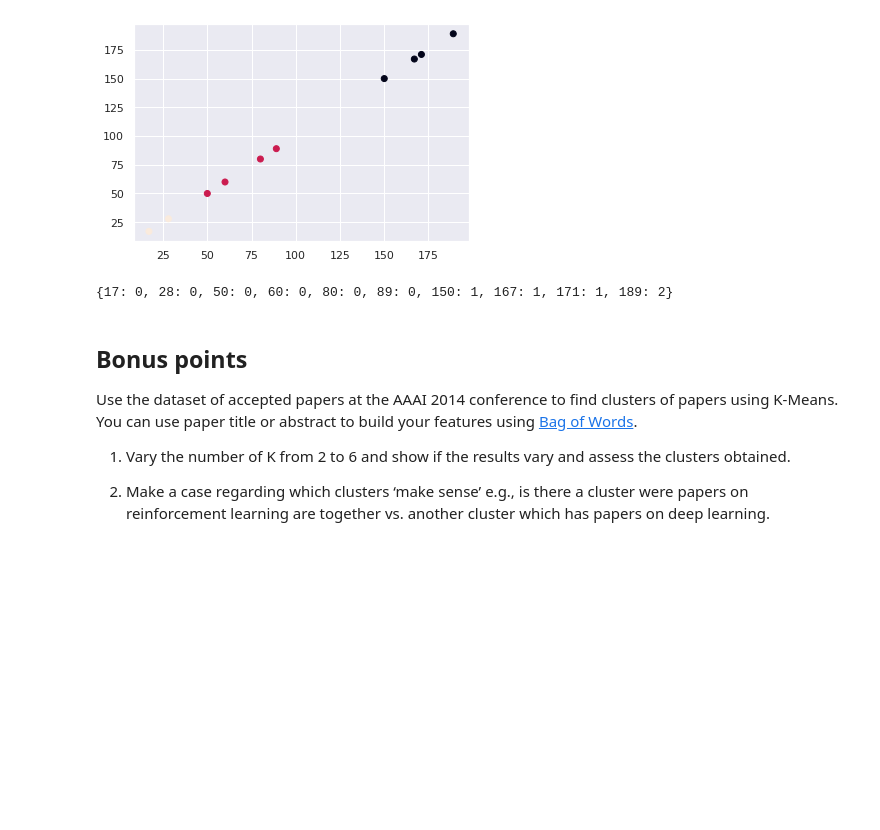
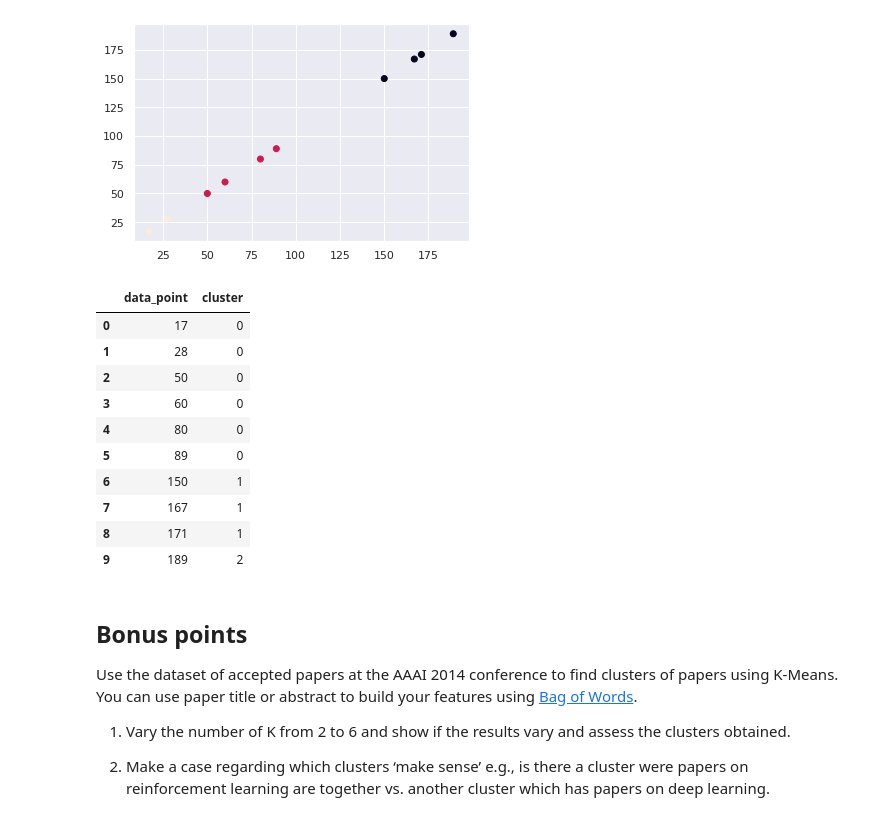
Before and after one commit to AnoVando/MSIS, a Jupyter notebook: MSIS522_Assignment3.ipynb, the cells around one changed output. Cells and saved outputs as stored; diff of their text form; code cells hidden in the pictures; blank space fills up the shorter version.

```diff
--- a/MSIS522_Assignment3.ipynb
+++ b/MSIS522_Assignment3.ipynb
@@ -170,19 +170,33 @@ plt.scatter(data[:,0], data[:,0], c=complete)
 # %%
 # 4 For K-means What will the final clusters be after 3 iterations if k=3 and the initial centers are 150, 171 and 189
 centroids = [150, 171, 189]
 centroids = pd.DataFrame(centroids)
 centroids = centroids[0].to_numpy()
 centroids = centroids.reshape(-1,1)
 data2 = [17, 28, 50, 60, 80, 89, 150, 167, 171, 189]
 
 kmeans4 = KMeans(n_clusters=3, init=centroids, max_iter=3).fit(data)
 labels = kmeans4.labels_
 clusters = kmeans4.fit_predict(data)
 
-results = dict(zip(data2, labels))
-print(results)
+results = dict(zip(data2,labels))
+results = pd.Series(results)
+results = results.reset_index()
+results.columns = ['data_point','cluster']
+
+display(results)
 # %% [output]
-{17: 0, 28: 0, 50: 0, 60: 0, 80: 0, 89: 0, 150: 1, 167: 1, 171: 1, 189: 2}
+|  | data_point | cluster |
+| 0 | 17 | 0 |
+| 1 | 28 | 0 |
+| 2 | 50 | 0 |
+| 3 | 60 | 0 |
+| 4 | 80 | 0 |
+| 5 | 89 | 0 |
+| 6 | 150 | 1 |
+| 7 | 167 | 1 |
+| 8 | 171 | 1 |
+| 9 | 189 | 2 |
 # %% [markdown]
 ## Bonus points
 Use the dataset of accepted papers at the AAAI 2014 conference to find clusters of papers using K-Means. You can use paper title or abstract to build your features using [Bag of Words](https://en.wikipedia.org/wiki/Bag-of-words_model).
```
